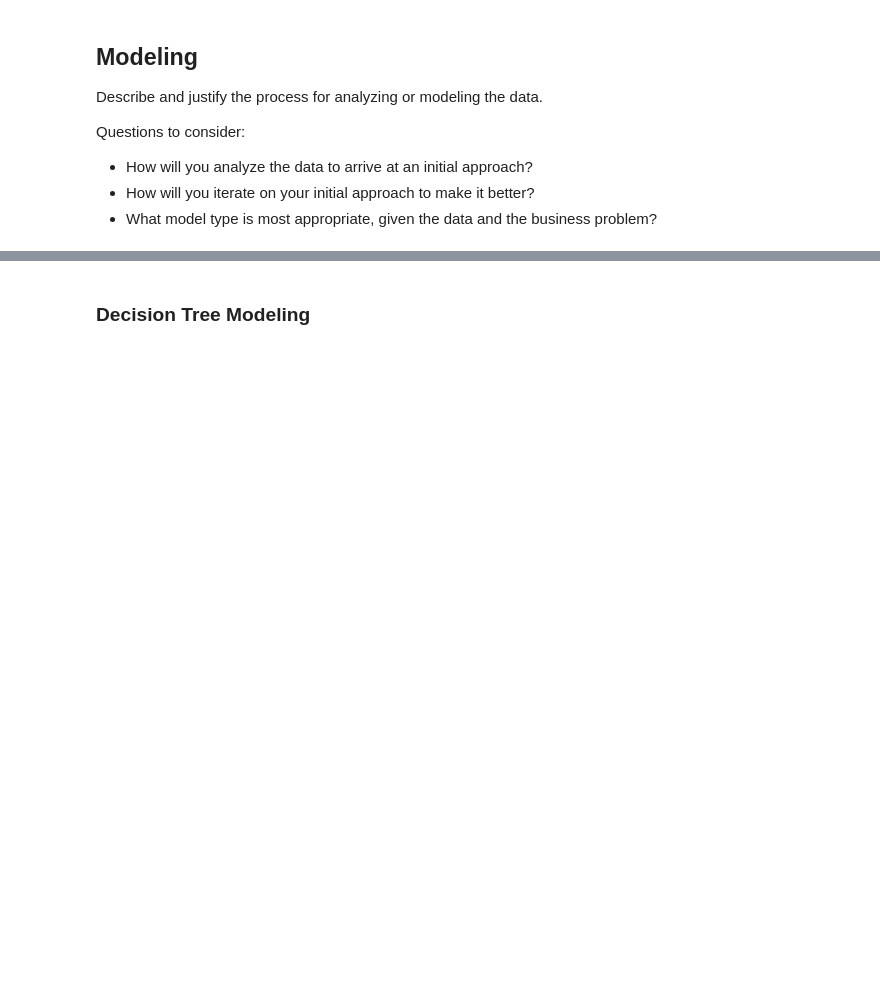
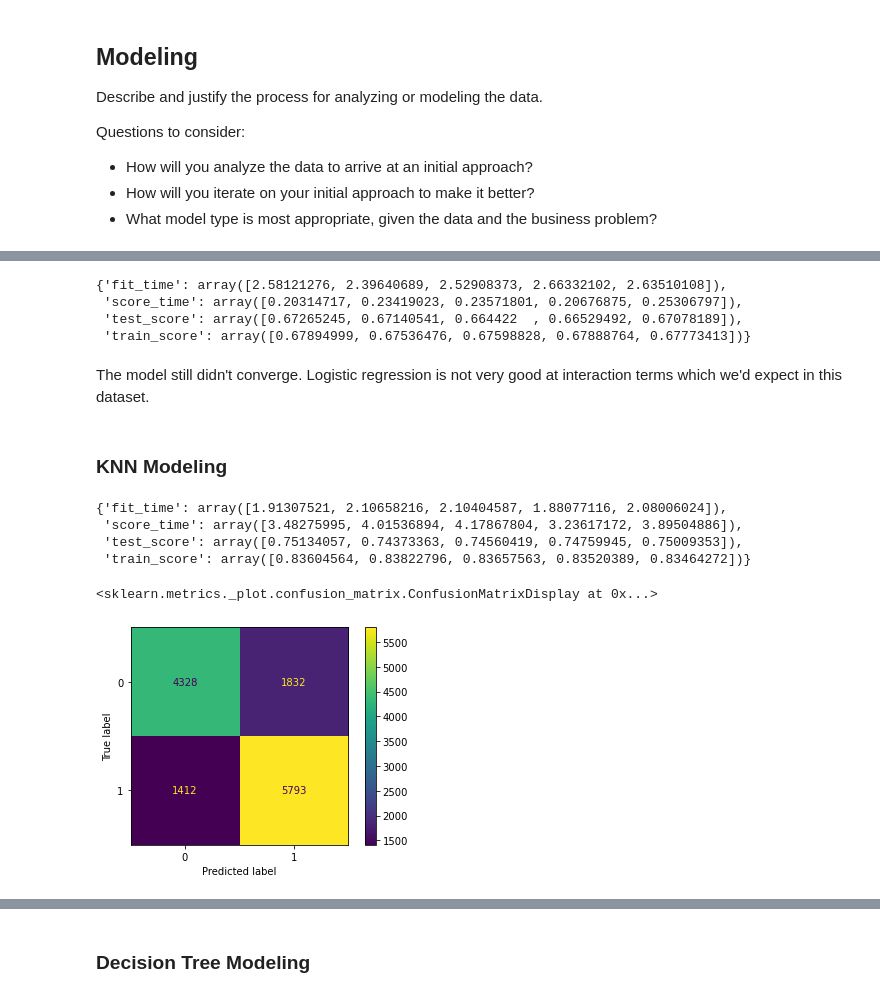
Before and after one commit to ElyLin/WaterWellsProject, a Jupyter notebook: notebooks/Ely/Project3Template-Ely.ipynb, the cells around one changed output, grey strips where cells are left out. Saved outputs shown, nothing was run; the diff lists cells and outputs as text; code cells hidden in the pictures; blank space fills up the shorter version.

```diff
--- a/notebooks/Ely/Project3Template-Ely.ipynb
+++ b/notebooks/Ely/Project3Template-Ely.ipynb
@@ -268,0 +349,40 @@ Questions to consider:
+# %%
+log_classifier = Pipeline(steps=[
+    ('preprocessor', preprocessor),
+    ('regressor', LogisticRegression(solver='saga'))
+])
+cross_validate(log_classifier, X_train, y_train, return_train_score=True)
+# %% [output]
+{'fit_time': array([2.58121276, 2.39640689, 2.52908373, 2.66332102, 2.63510108]),
+ 'score_time': array([0.20314717, 0.23419023, 0.23571801, 0.20676875, 0.25306797]),
+ 'test_score': array([0.67265245, 0.67140541, 0.664422  , 0.66529492, 0.67078189]),
+ 'train_score': array([0.67894999, 0.67536476, 0.67598828, 0.67888764, 0.67773413])}
+# %% [markdown]
+The model still didn't converge. Logistic regression is not very good at interaction terms which we'd expect in this dataset.
+# %% [markdown]
+### KNN Modeling
+# %%
+# build a baseline Knn model
+Knn_classifier = Pipeline(steps=[
+    ('preprocessor', preprocessor),
+    ('classifier', KNeighborsClassifier())
+])
+# %%
+#Crossvalidate the Xtrain dataset to generate the accuracy score
+#from the sample folds
+from sklearn.model_selection import cross_validate
+cross_validate(Knn_classifier, X_train, y_train, return_train_score=True)
+# %% [output]
+{'fit_time': array([1.91307521, 2.10658216, 2.10404587, 1.88077116, 2.08006024]),
+ 'score_time': array([3.48275995, 4.01536894, 4.17867804, 3.23617172, 3.89504886]),
+ 'test_score': array([0.75134057, 0.74373363, 0.74560419, 0.74759945, 0.75009353]),
+ 'train_score': array([0.83604564, 0.83822796, 0.83657563, 0.83520389, 0.83464272])}
+# %%
+#plot confusion metrics to see our False positive and False negative
+Knn_classifier.fit(X_train,y_train)
+pred_tr = Knn_classifier.predict(X_train)
+pred_te = Knn_classifier.predict(X_val)
+plot_confusion_matrix(Knn_classifier,X_val,y_val)
+# %% [output]
+<sklearn.metrics._plot.confusion_matrix.ConfusionMatrixDisplay at 0x...>
+[figure, added]
```
Also changed, not shown: parts of 43 cells of this notebook.
